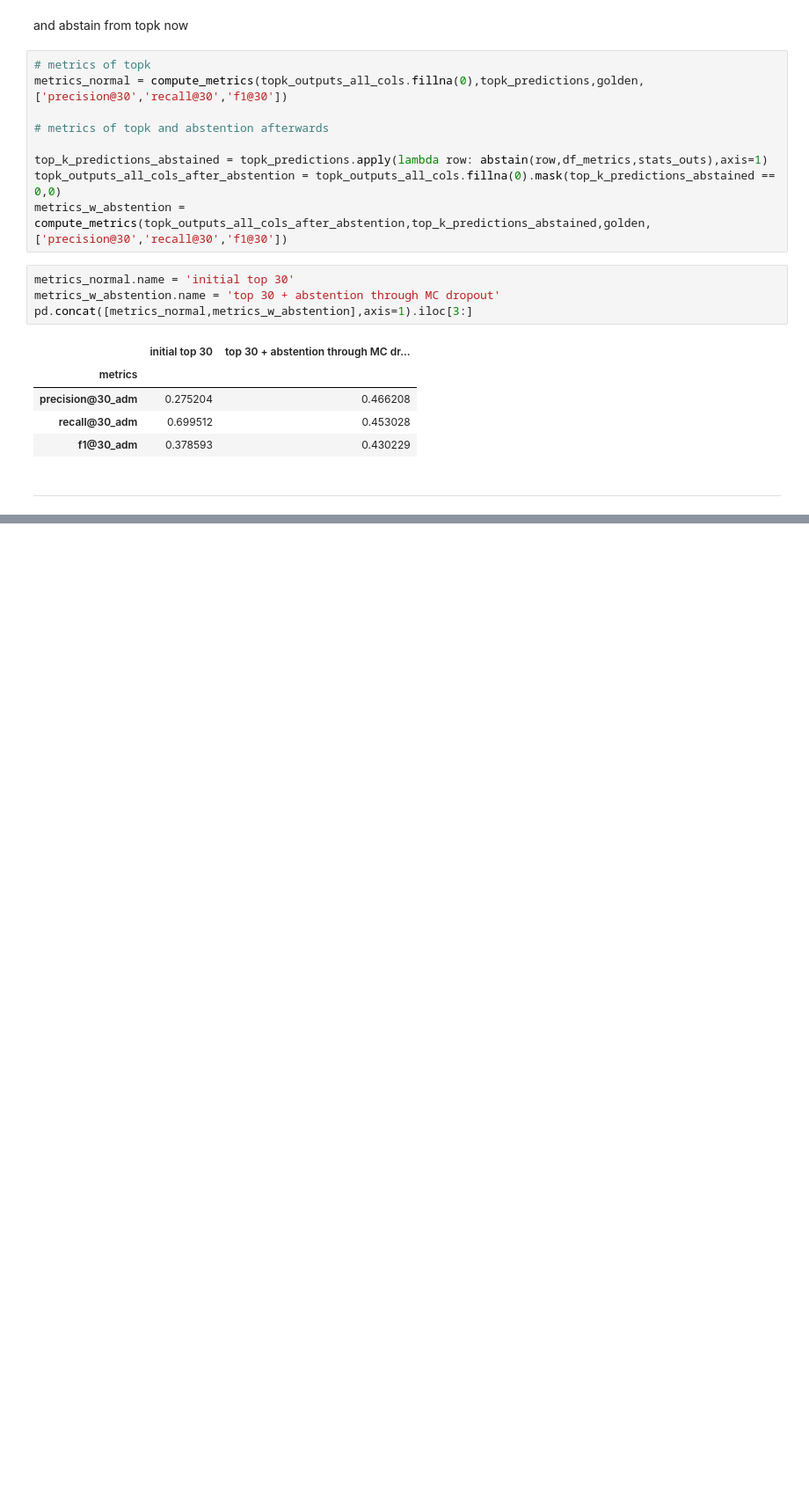
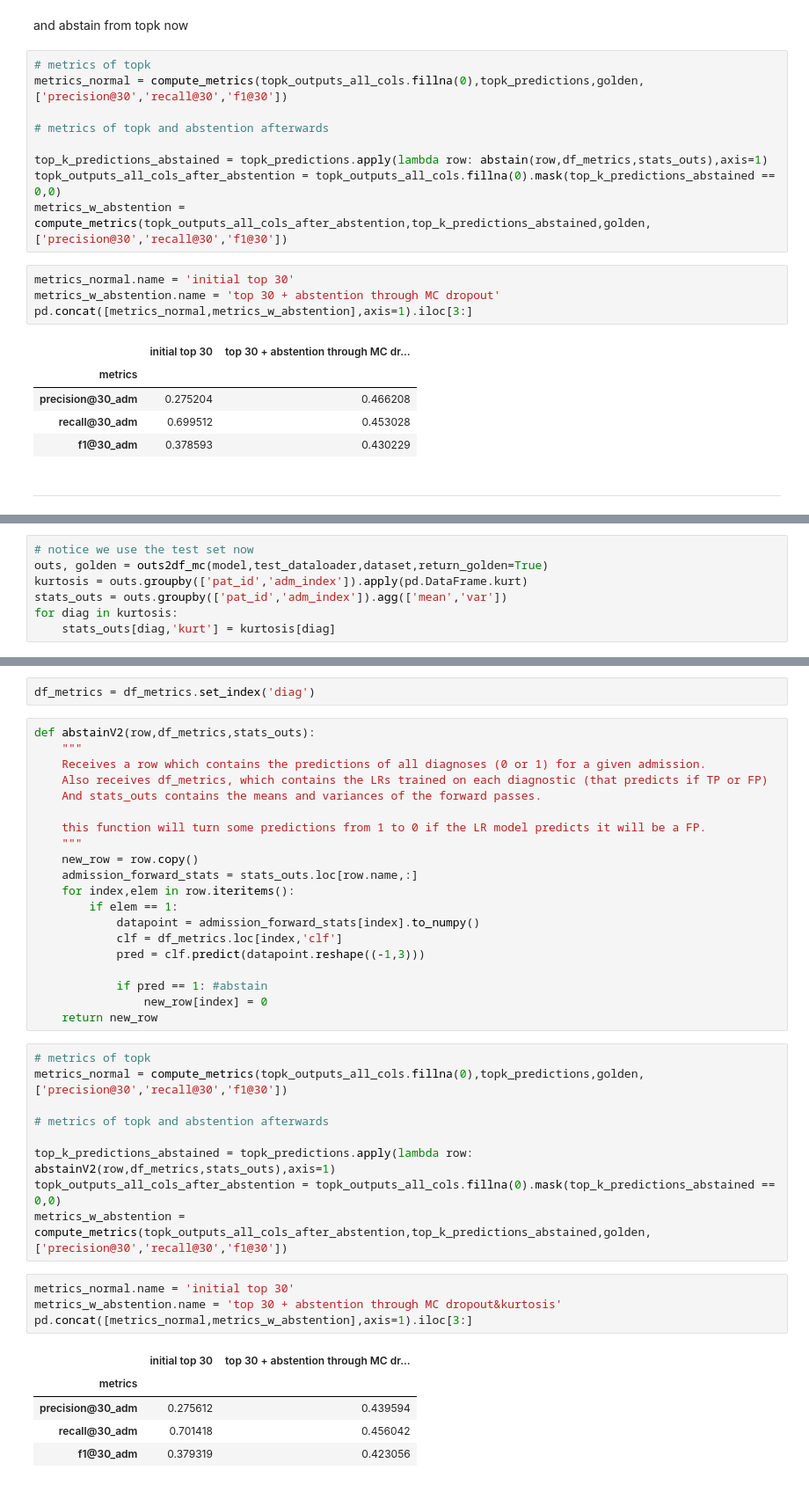
Before and after one commit to snovaisg/master-thesis, a Jupyter notebook: Abstention/Reproduce/baseline_mc_abstention.ipynb, the cells around one changed output, grey strips where cells are left out. Shown at 88% size. Drawn from its saved outputs; the diff is of its cells as text; blank space fills up the shorter version.

```diff
--- a/Abstention/Reproduce/baseline_mc_abstention.ipynb
+++ b/Abstention/Reproduce/baseline_mc_abstention.ipynb
@@ -586,0 +724,7 @@ pd.concat([metrics_normal,metrics_w_abstention],axis=1).iloc[3:]
+# %%
+# notice we use the test set now
+outs, golden = outs2df_mc(model,test_dataloader,dataset,return_golden=True)
+kurtosis = outs.groupby(['pat_id','adm_index']).apply(pd.DataFrame.kurt)
+stats_outs = outs.groupby(['pat_id','adm_index']).agg(['mean','var'])
+for diag in kurtosis:
+    stats_outs[diag,'kurt'] = kurtosis[diag]
@@ -586,0 +743,41 @@ pd.concat([metrics_normal,metrics_w_abstention],axis=1).iloc[3:]
+# %%
+df_metrics = df_metrics.set_index('diag')
+# %%
+def abstainV2(row,df_metrics,stats_outs):
+    """
+    Receives a row which contains the predictions of all diagnoses (0 or 1) for a given admission.
+    Also receives df_metrics, which contains the LRs trained on each diagnostic (that predicts if TP or FP)
+    And stats_outs contains the means and variances of the forward passes.
+
+    this function will turn some predictions from 1 to 0 if the LR model predicts it will be a FP.
+    """
+    new_row = row.copy()
+    admission_forward_stats = stats_outs.loc[row.name,:]
+    for index,elem in row.iteritems():
+        if elem == 1:
+            datapoint = admission_forward_stats[index].to_numpy()
+            clf = df_metrics.loc[index,'clf']
+            pred = clf.predict(datapoint.reshape((-1,3)))
+
+            if pred == 1: #abstain
+                new_row[index] = 0
+    return new_row
+# %%
+# metrics of topk
+metrics_normal = compute_metrics(topk_outputs_all_cols.fillna(0),topk_predictions,golden,['precision@30','recall@30','f1@30'])
+
+# metrics of topk and abstention afterwards
+
+top_k_predictions_abstained = topk_predictions.apply(lambda row: abstainV2(row,df_metrics,stats_outs),axis=1)
+topk_outputs_all_cols_after_abstention = topk_outputs_all_cols.fillna(0).mask(top_k_predictions_abstained == 0,0)
+metrics_w_abstention = compute_metrics(topk_outputs_all_cols_after_abstention,top_k_predictions_abstained,golden,['precision@30','recall@30','f1@30'])
+# %%
+metrics_normal.name = 'initial top 30'
+metrics_w_abstention.name = 'top 30 + abstention through MC dropout&kurtosis'
+pd.concat([metrics_normal,metrics_w_abstention],axis=1).iloc[3:]
+# %% [output]
+|  | initial top 30 | top 30 + abstention through MC dr... |
+| metrics |  |  |
+| precision@30_adm | 0.275612 | 0.439594 |
+| recall@30_adm | 0.701418 | 0.456042 |
+| f1@30_adm | 0.379319 | 0.423056 |
```
Also changed, not shown: parts of 7 cells of this notebook, 2 other files.
